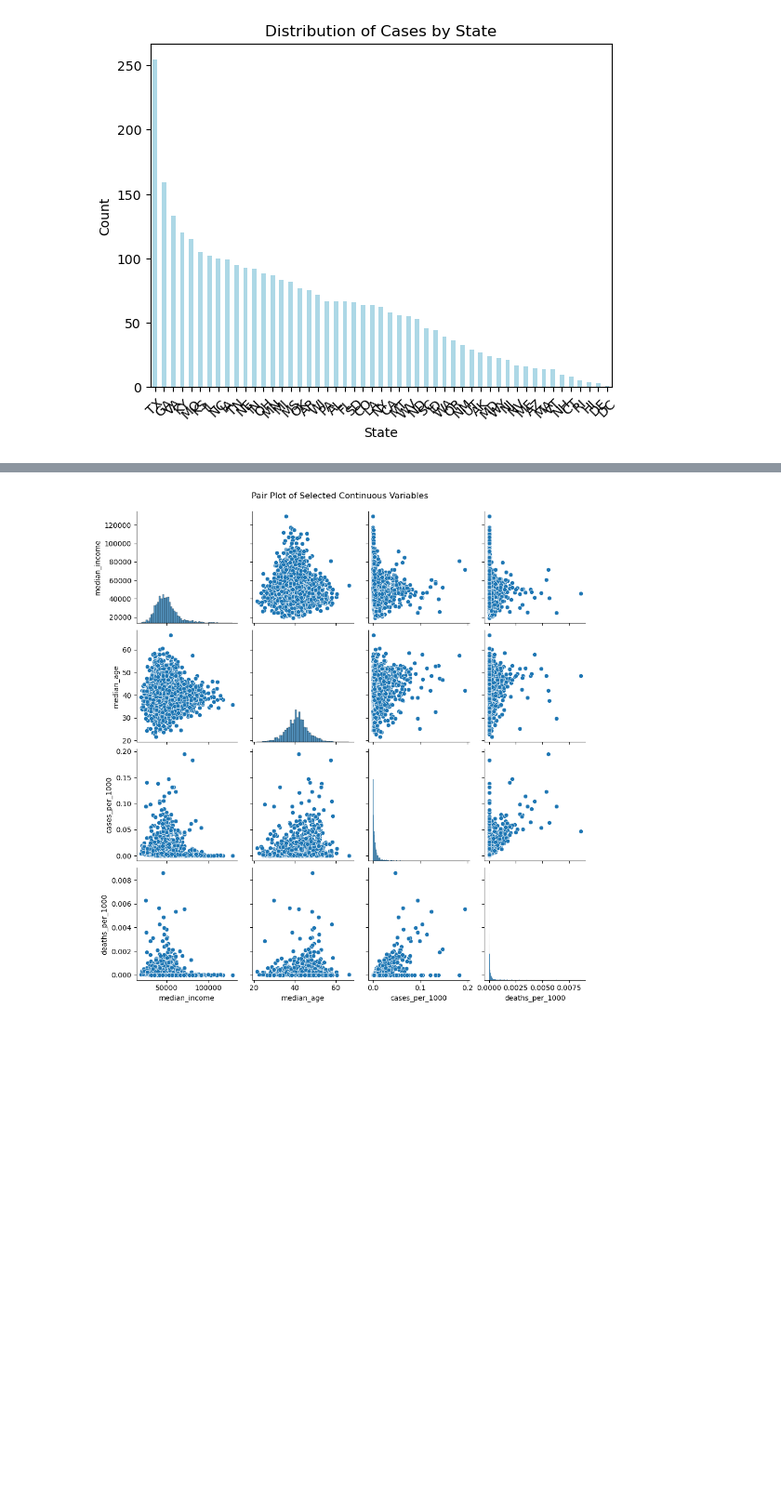
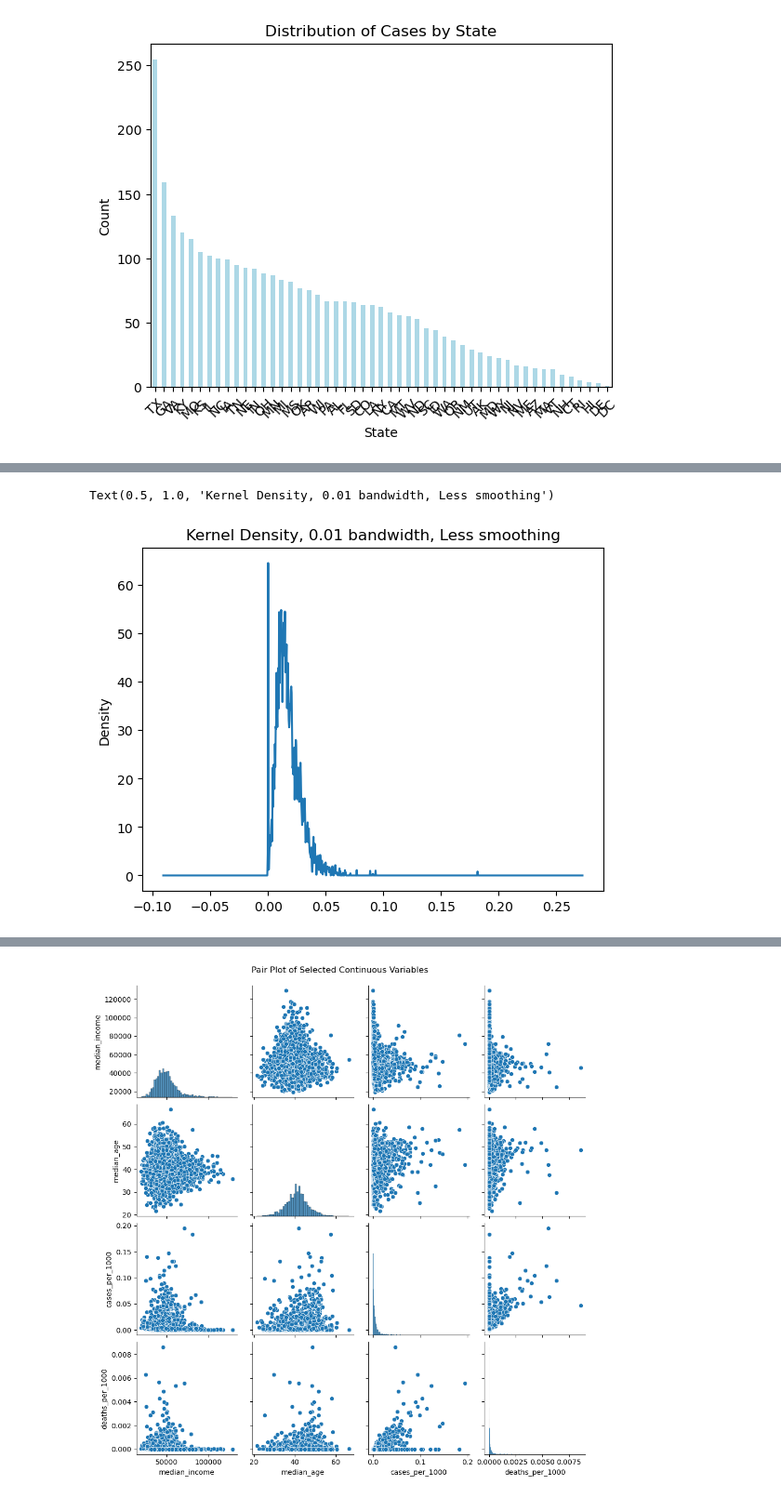
Before and after one commit to memote024/CS7324fall23, a Jupyter notebook: newest_notebook.ipynb, the cells around one changed output, grey strips where cells are left out. Shown at 93% size. Saved outputs shown, nothing was run; the diff lists cells and outputs as text; code cells hidden in the pictures; blank space fills up the shorter version.

Commit message:
Add files via upload
Kernel Density Plot redo of the layout of the notebook

```diff
--- a/newest_notebook.ipynb
+++ b/newest_notebook.ipynb
@@ -290,0 +267,10 @@ plt.show()
+# %%
+# Visualization for 'death_per_case' attribute
+# Different implementation using seaborn both work! Just one example from class and one exmaple from research!
+# sns.displot(cases, x="death_per_case", kind="kde")
+
+cases.death_per_case.plot.kde(bw_method=.01)
+plt.title('Kernel Density, 0.01 bandwidth, Less smoothing')
+# %% [output]
+Text(0.5, 1.0, 'Kernel Density, 0.01 bandwidth, Less smoothing')
+[figure, new version]
```
Also changed, not shown: parts of 26 cells of this notebook.
